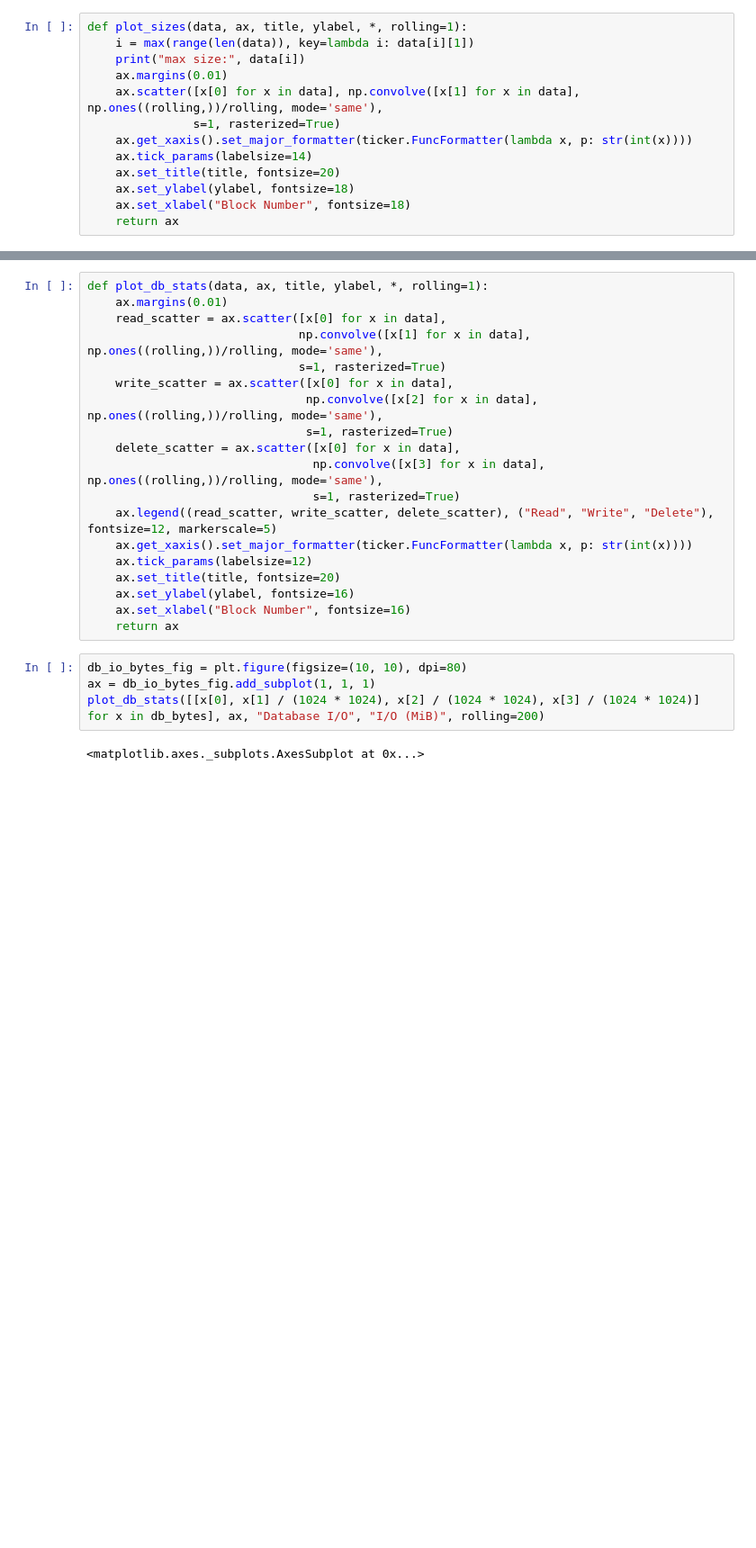
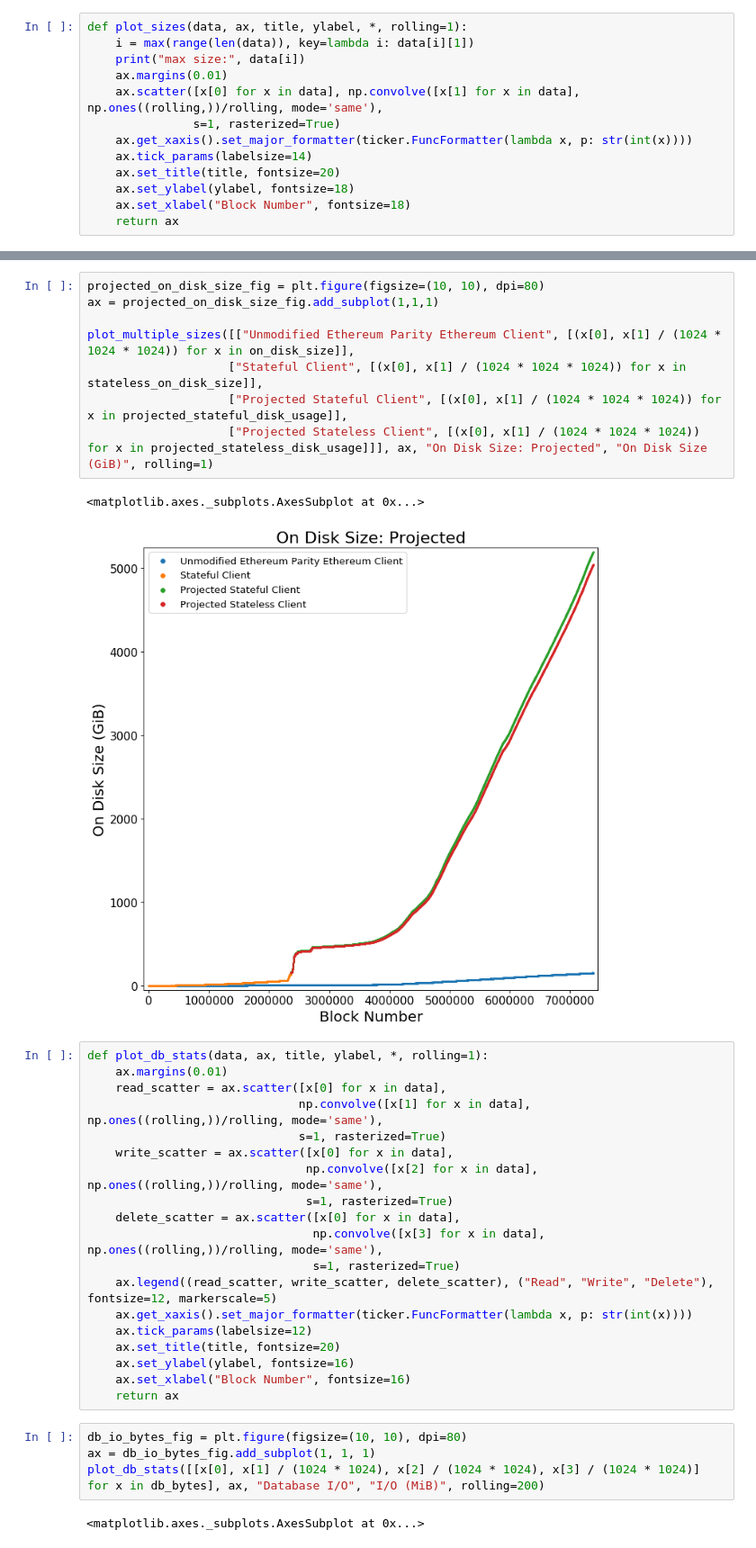
Before and after one commit to souvik1997/thesis, a Jupyter notebook: figures/results/graphs/background/Plots.ipynb, the cells around one changed output, grey strips where cells are left out. Shown at 90% size. Drawn from its saved outputs; the diff is of its cells as text; blank space fills up the shorter version.

```diff
--- a/figures/results/graphs/background/Plots.ipynb
+++ b/figures/results/graphs/background/Plots.ipynb
@@ -73,3 +149,14 @@ max size: (2306350, 46.926419258117676)
+# %%
+projected_on_disk_size_fig = plt.figure(figsize=(10, 10), dpi=80)
+ax = projected_on_disk_size_fig.add_subplot(1,1,1)
+
+plot_multiple_sizes([["Unmodified Ethereum Parity Ethereum Client", [(x[0], x[1] / (1024 * 1024 * 1024)) for x in on_disk_size]],
+                    ["Stateful Client", [(x[0], x[1] / (1024 * 1024 * 1024)) for x in stateless_on_disk_size]],
+                    ["Projected Stateful Client", [(x[0], x[1] / (1024 * 1024 * 1024)) for x in projected_stateful_disk_usage]],
+                    ["Projected Stateless Client", [(x[0], x[1] / (1024 * 1024 * 1024)) for x in projected_stateless_disk_usage]]], ax, "On Disk Size: Projected", "On Disk Size (GiB)", rolling=1)
+# %% [output]
+<matplotlib.axes._subplots.AxesSubplot at 0x...>
+[figure, added]
 # %%
 def plot_db_stats(data, ax, title, ylabel, *, rolling=1):
     ax.margins(0.01)
```
Also changed, not shown: parts of 8 cells of this notebook, 3 other files.
